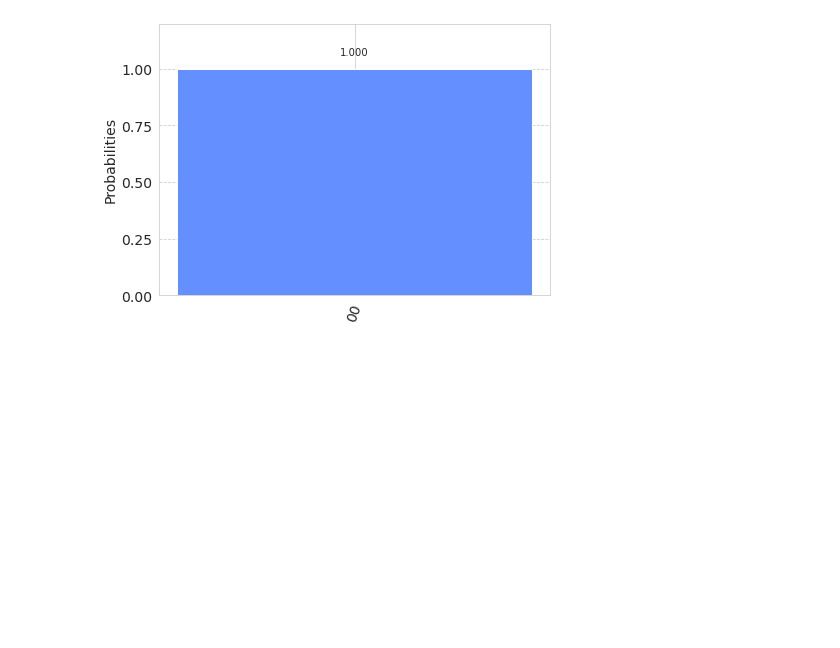
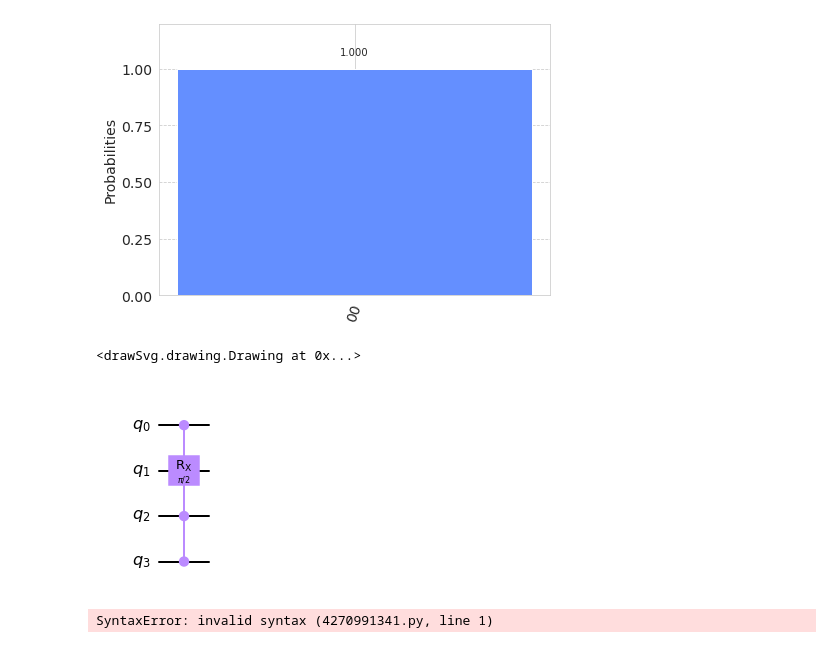
Before and after one commit to MADjnr/Quantum_projectsQ-, a Jupyter notebook: constructing classical gates using quantum.ipynb, the cells around one changed output. Saved outputs shown, nothing was run; the diff lists cells and outputs as text; code cells hidden in the pictures; blank space fills up the shorter version.

```diff
--- a/constructing classical gates using quantum.ipynb
+++ b/constructing classical gates using quantum.ipynb
@@ -134,3 +134,36 @@ plot_histogram(counts)
 # %% [output]
 Total counts are: {'00': 1000}
 [figure]
+# %%
+from bloch_sphere.animate_bloch import do_or_save_animation, AnimState
+@do_or_save_animation('my_animation', save=False, fps=30, preview=True)
+
+def animate(state: AnimState):
+    state.x_gate()
+    state.y_gate()
+    state.z_gate()
+    state.h_gate()
+    ...
+    state.wait()
+# %% [output]
+<drawSvg.drawing.Drawing at 0x...>
+# %%
+ from qiskit import QuantumCircuit, QuantumRegister
+from qiskit.circuit.library.standard_gates import  HGate, IGate, RXGate
+
+
+##Define custom gate
+custom = RXGate(pi/2).control(3)
+
+##Define quantum circuit
+qc2 = QuantumCircuit(4)
+qc2.append(custom, [0,2,3,1])
+qc2.draw("mpl")
+# %% [output]
+[figure, added]
+# %%
+from ibm-quantum-widgets import CircuitComposer
+editor = CircuitComposer
+editor
+# %% [output]
+SyntaxError: invalid syntax (4270991341.py, line 1)
```
Also changed, not shown: parts of 3 cells of this notebook.
